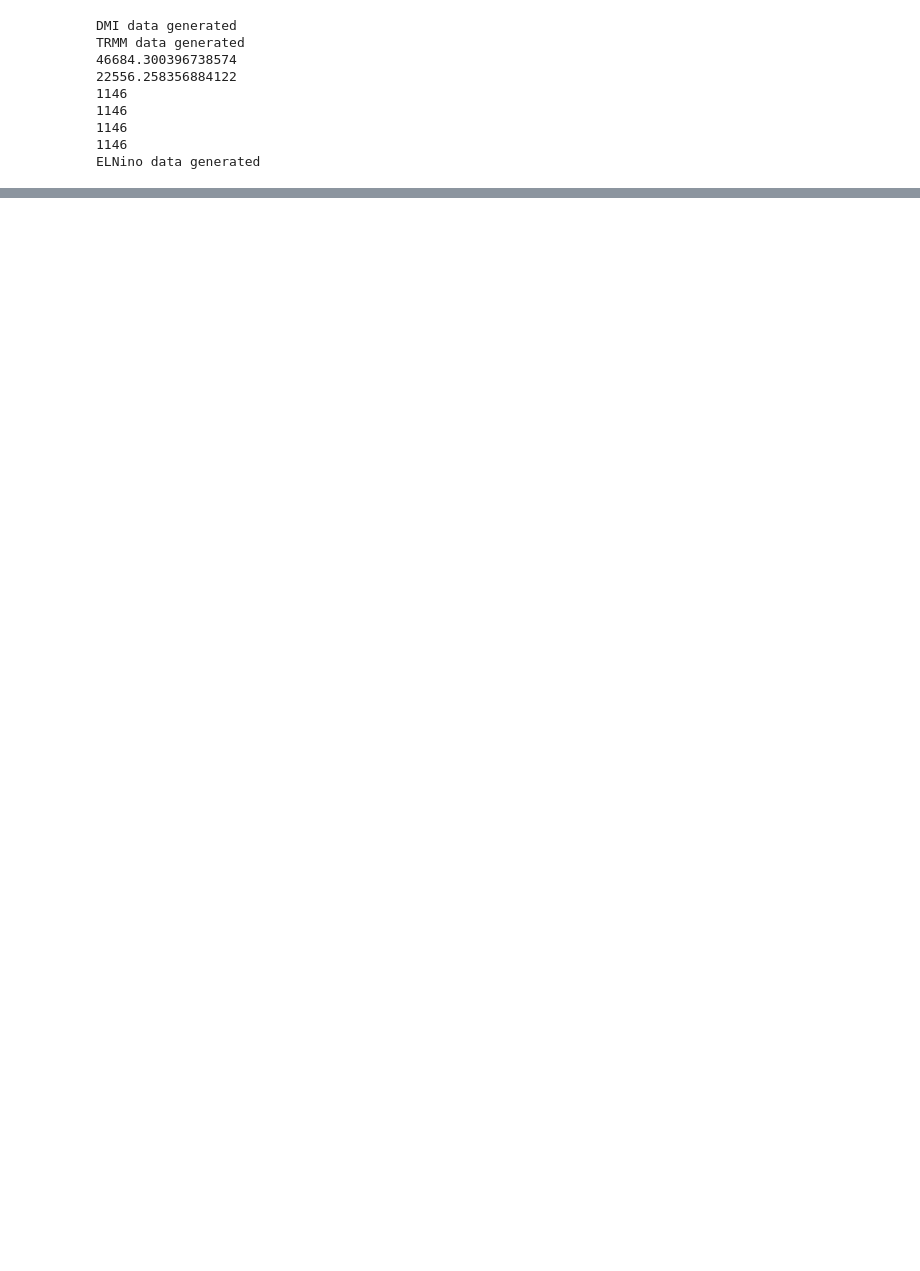
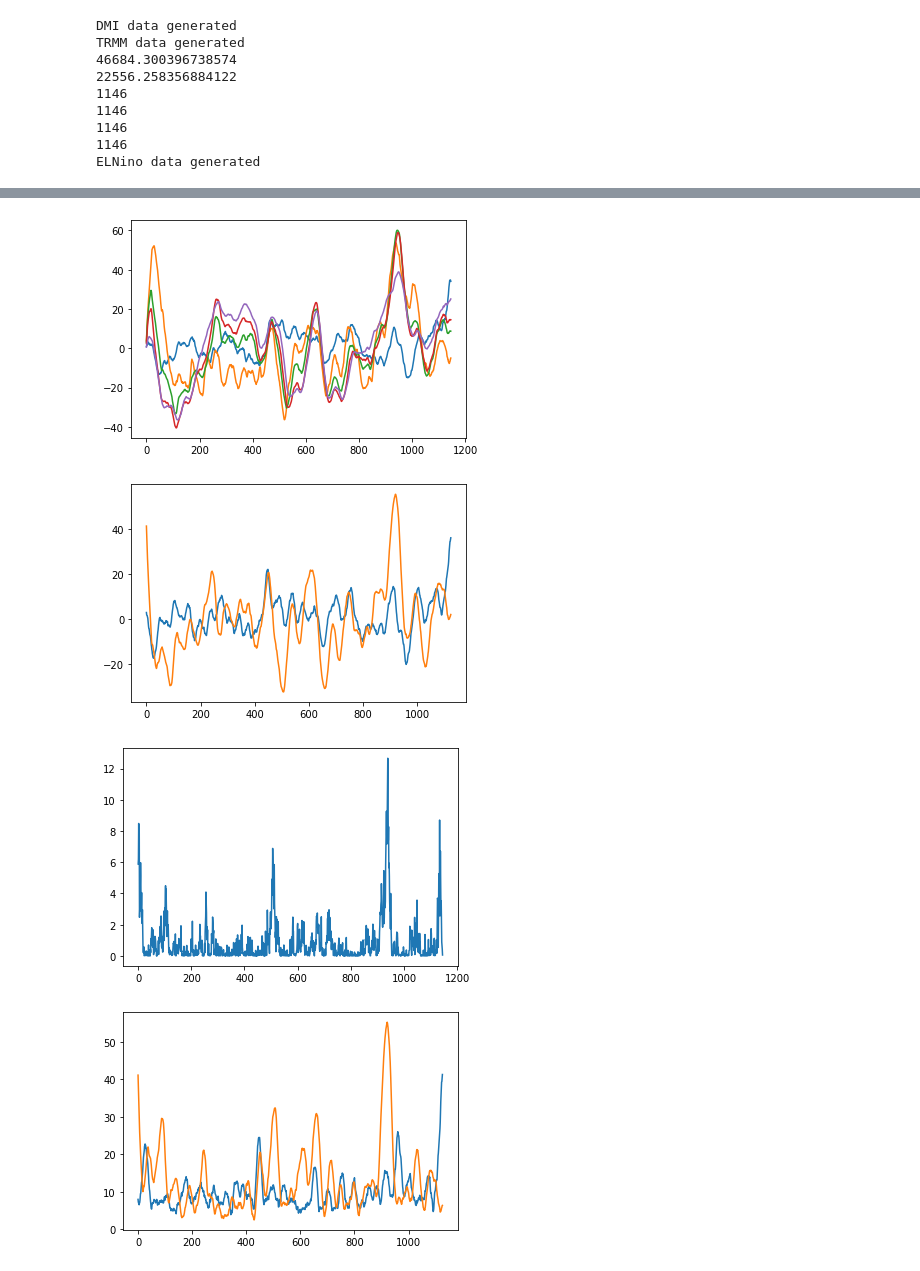
Before and after one commit to alexkwg/ClimateProject, a Jupyter notebook: Climate Project/ReadData.ipynb, the cells around one changed output, grey strips where cells are left out. Cells and saved outputs as stored; diff of their text form; code cells hidden in the pictures; blank space fills up the shorter version.

```diff
--- a/Climate Project/ReadData.ipynb
+++ b/Climate Project/ReadData.ipynb
@@ -354,0 +402,24 @@ print(len(reader.DMI_list))
+# %%
+
+plt.plot(movingAvg(reader.DMI_list,.97) )
+plt.plot(movingAvg(reader.ElNino_list[0],.97) )
+plt.plot(movingAvg(reader.ElNino_list[1],.97) )
+plt.plot(movingAvg(reader.ElNino_list[2],.97) )
+plt.plot(movingAvg(reader.ElNino_list[3],.97) )
+plt.show()
+
+plt.plot(windowAvg(reader.DMI_list,20) )
+plt.plot(windowAvg(reader.ElNino_list[1],20) )
+plt.show()
+
+plt.plot(squareDiff(reader.DMI_list,reader.ElNino_list[1] ))
+plt.show()
+
+plt.plot(windowAvg(applyFunc(splitDeviation(reader.DMI_list),lambda x: x[1]*1.2),20) )
+plt.plot(windowAvg(applyFunc(splitDeviation(reader.ElNino_list[1]),lambda x: x[1]),20) )
+plt.show()
+# %% [output]
+[figure, added]
+[figure, added]
+[figure, added]
+[figure, added]
```
Also changed, not shown: parts of 12 cells of this notebook.
